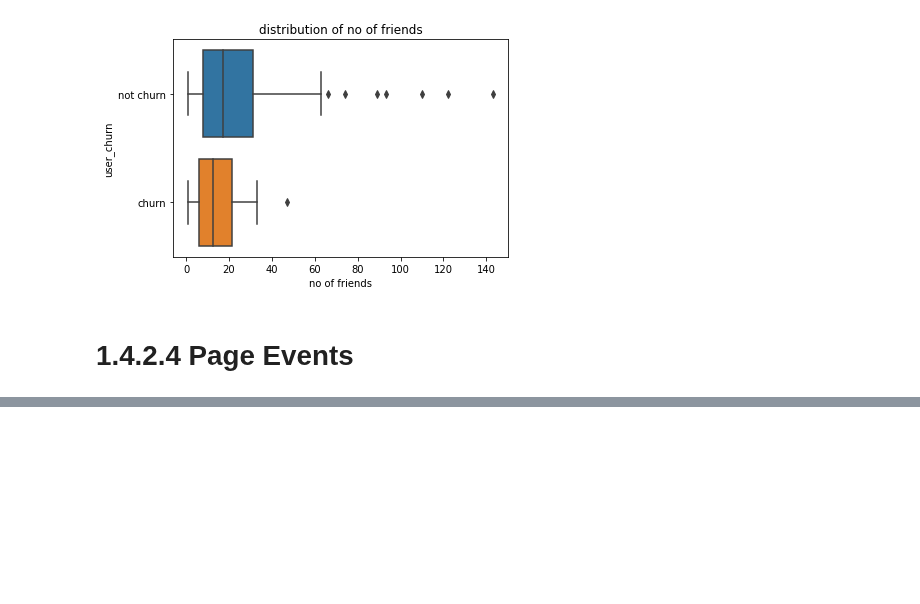
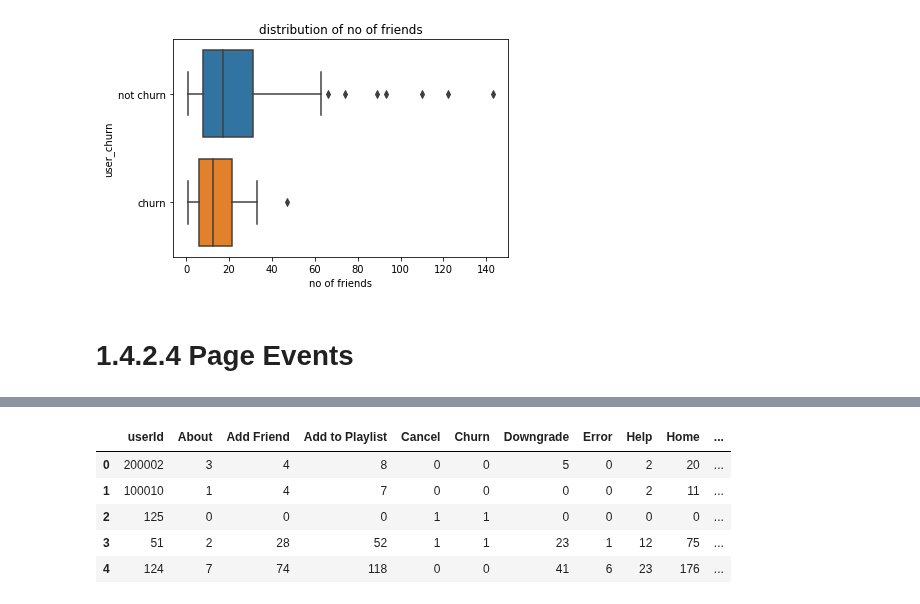
Before and after one commit to yatfungleung/Sparkify-User-Churn-Prediction, a Jupyter notebook: 1_data_cleaning.ipynb, the cells around one changed output, grey strips where cells are left out. Cells and saved outputs as stored; diff of their text form; code cells hidden in the pictures; blank space fills up the shorter version.

```diff
--- a/1_data_cleaning.ipynb
+++ b/1_data_cleaning.ipynb
@@ -641,0 +640,5 @@ plt.show()
+# %%
+# create pivot table
+
+df_page_pd = df.groupby(['userId']).pivot('page').count().fillna(0).toPandas()
+df_page_pd.head()
@@ -641,0 +652,13 @@ plt.show()
+# %%
+# assuming the appearance of 'Cancellation Confirmation' as a signal of churning
+# change the column name
+
+df_page_pd = df_page_pd.rename(columns={'Cancellation Confirmation':'Churn'})
+df_page_pd.head()
+# %% [output]
+|  | userId | About | Add Friend | Add to Playlist | Cancel | Churn | Downgrade | Error | Help | Home | ... |
+| 0 | 200002 | 3 | 4 | 8 | 0 | 0 | 5 | 0 | 2 | 20 | ... |
+| 1 | 100010 | 1 | 4 | 7 | 0 | 0 | 0 | 0 | 2 | 11 | ... |
+| 2 | 125 | 0 | 0 | 0 | 1 | 1 | 0 | 0 | 0 | 0 | ... |
+| 3 | 51 | 2 | 28 | 52 | 1 | 1 | 23 | 1 | 12 | 75 | ... |
+| 4 | 124 | 7 | 74 | 118 | 0 | 0 | 41 | 6 | 23 | 176 | ... |
```
Also changed, not shown: parts of 6 cells of this notebook.
